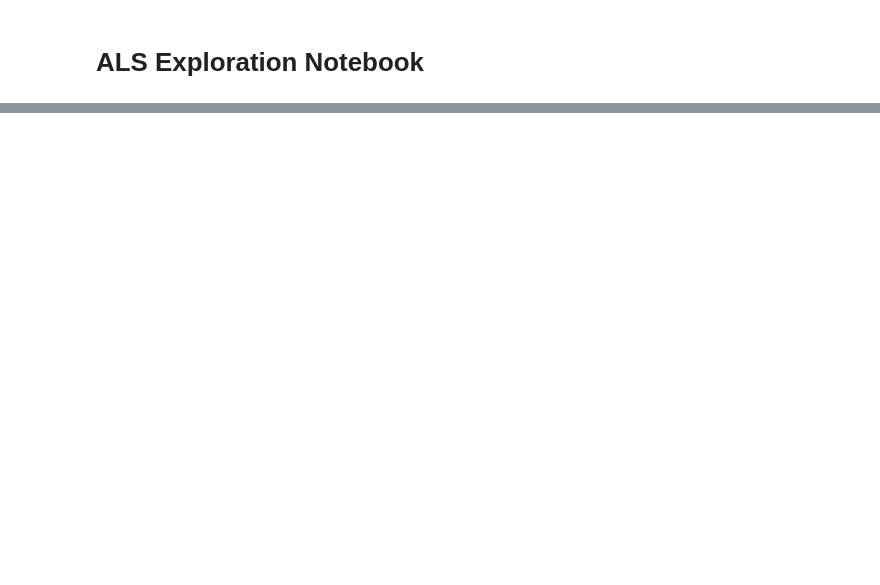
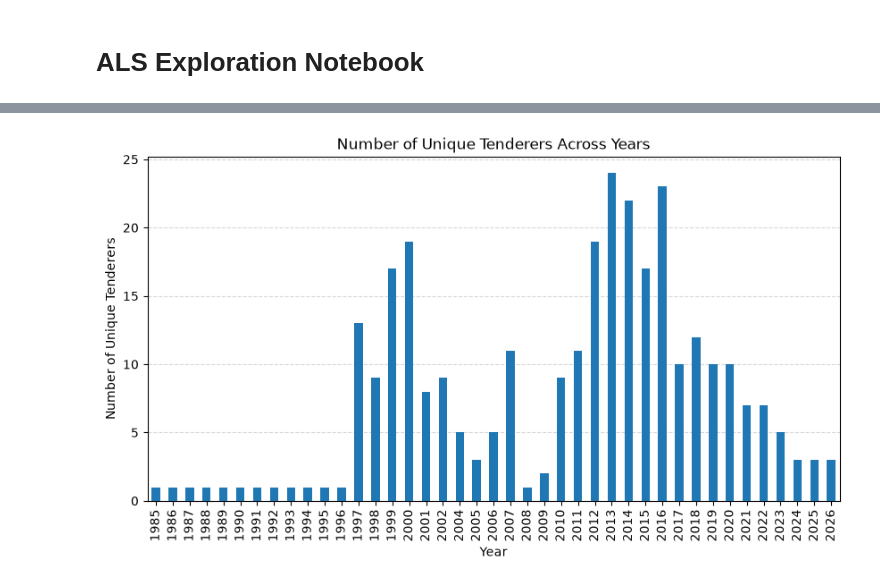
Before and after one commit to ChowchowWorks/HKRE, a Jupyter notebook: ALS/notebooks/als_explo.ipynb, the cells around one changed output, grey strips where cells are left out. Saved outputs shown, nothing was run; the diff lists cells and outputs as text; code cells hidden in the pictures; blank space fills up the shorter version.

```diff
--- a/ALS/notebooks/als_explo.ipynb
+++ b/ALS/notebooks/als_explo.ipynb
@@ -73,0 +175,10 @@ data.to_csv("../data/ALS_Concat_Cleaned.csv", index = True)
+# %%
+als3 = als.drop_duplicates(subset=['Lot Number'], keep="first").copy()
+print(als3['Rolled over'].sum())
+ls5 = landsale[landsale['use_category_normalized'] == 'residential'].copy()
+
+merged1 = als3.merge(ls5, how = 'left', left_on="Lot Number", right_on="lot_number")
+merged1_unsuccessful = merged1[merged1['award_date'].isna()].copy()
+merged1_successful = merged1[merged1['award_date'].notna()].copy()
+
+merged1_successful.head()
@@ -73,0 +194,11 @@ data.to_csv("../data/ALS_Concat_Cleaned.csv", index = True)
+# %%
+merged1_successful['Year'] = merged1_successful['award_date'].dt.strftime("%Y")
+merged1_successful['Tenderer'] = np.where(merged1_successful['parent_developer'].notna(), merged1_successful['parent_developer'], merged1_successful['successful_tenderer'])
+res1 = merged1_successful.groupby("Year")[['Tenderer']].nunique().reset_index()
+# %%
+ls6 = ls5[~ls5['lot_number'].isin(merged1_successful['lot_number'])].copy()
+ls6 = ls6.dropna(subset=['award_date']) ## mark as not a valid input
+ls6['Tenderer'] = np.where(ls6['parent_developer'].notna(), ls6['parent_developer'], ls6['successful_tenderer'])
+ls6 = ls6.dropna(subset=['Tenderer']) ## remove as not useful
+ls6['Year'] = ls6['award_date'].dt.strftime("%Y")
+res2 = ls6.groupby('Year')[['Tenderer']].nunique().reset_index()
@@ -73,0 +251,12 @@ data.to_csv("../data/ALS_Concat_Cleaned.csv", index = True)
+# %%
+res3 = pd.concat([res1, res2], axis = 0)
+res3 = res3.groupby("Year")[['Tenderer']].sum().reset_index()
+res3.plot(kind = "bar", x = "Year", y= "Tenderer",
+          xlabel= "Year", ylabel="Number of Unique Tenderers",
+          title= "Number of Unique Tenderers Across Years",
+          legend=False, figsize = (10,5), zorder = 3 )
+
+plt.grid(axis = "y", linestyle = "--", alpha = 0.5, zorder = 1)
+plt.show()
+# %% [output]
+[figure, added]
```
Also changed, not shown: parts of 30 cells of this notebook.
